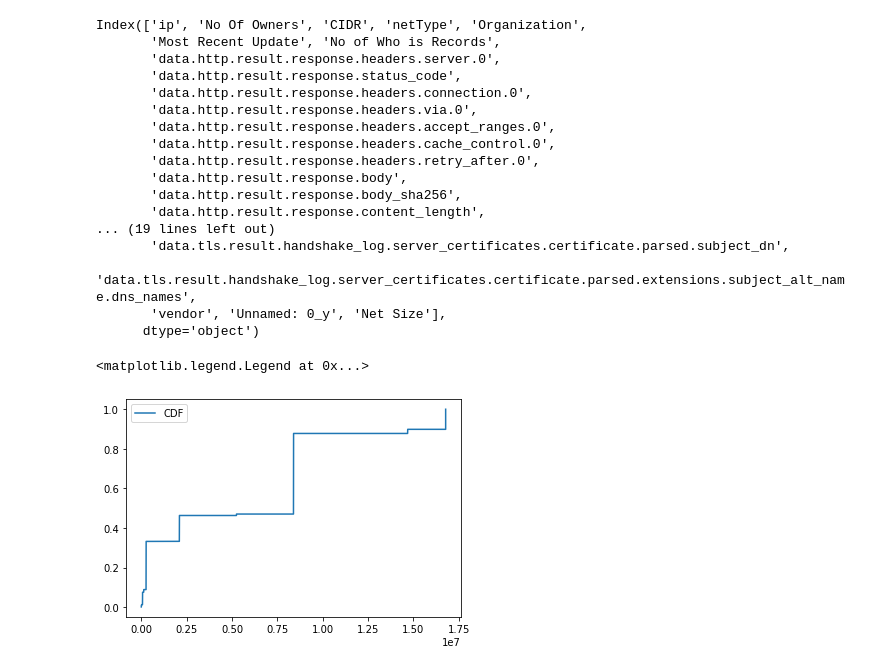
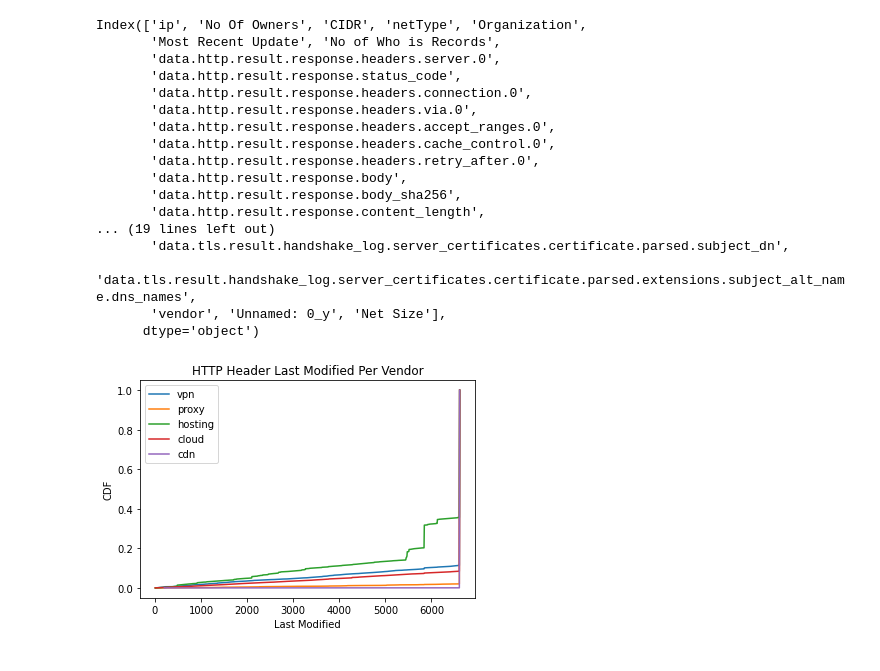
Before and after one commit to shnrndk/IP-Cat-Research, a Jupyter notebook: PDF_and_CDF_Create.ipynb, the cells around one changed output. Saved outputs shown, nothing was run; the diff lists cells and outputs as text; code cells hidden in the pictures.

```diff
--- a/PDF_and_CDF_Create.ipynb
+++ b/PDF_and_CDF_Create.ipynb
@@ -165,2 +208,9 @@ df = df.dropna(subset=['data.tls.result.handshake_log.server_certificates.certif
+# %%
+#df['netType'] = le.fit_transform(df['netType'].astype(str))
+df['data.tls.result.handshake_log.server_certificates.certificate.parsed.issuer.common_name'] = le.fit_transform(df['data.tls.result.handshake_log.server_certificates.certificate.parsed.issuer.common_name'].astype(str))
+# %%
+df['data.tls.result.handshake_log.server_certificates.certificate.parsed.issuer.country'] = le.fit_transform(df['data.tls.result.handshake_log.server_certificates.certificate.parsed.issuer.country'].astype(str))
+# %%
+df['data.tls.status'] = le.fit_transform(df['data.tls.status'].astype(str))
 # %%
-df["CNAME Count"] = df["data.tls.result.handshake_log.server_certificates.certificate.parsed.extensions.subject_alt_name.dns_names"].apply(arrayLiteral)
+df['data.tls.result.handshake_log.server_certificates.certificate.parsed.subject.province']
@@ -232,6 +265,36 @@ cdf = np.cumsum(pdf)
-# %%
-plt.plot(bins_count[1:], cdf, label="CDF")
-plt.legend()
-# %% [output]
-<matplotlib.legend.Legend at 0x...>
-[figure, removed]
+# %%
+count, bins_count  = np.histogram(df[df["vendor"] == 4]['data.http.result.response.headers.last_modified.0'].values, bins=1000)
+pdf = count / sum(count)
+cdf = np.cumsum(pdf)
+plt.plot(bins_count[1:], cdf, label=le.classes_[4])
+plt.legend()
+
+count, bins_count  = np.histogram(df[df["vendor"] == 3]['data.http.result.response.headers.last_modified.0'].values, bins=1000)
+pdf = count / sum(count)
+cdf = np.cumsum(pdf)
+plt.plot(bins_count[1:], cdf, label=le.classes_[3])
+plt.legend()
+
+count, bins_count  = np.histogram(df[df["vendor"] == 2]['data.http.result.response.headers.last_modified.0'].values, bins=1000)
+pdf = count / sum(count)
+cdf = np.cumsum(pdf)
+plt.plot(bins_count[1:], cdf, label=le.classes_[2])
+plt.legend()
+
+count, bins_count  = np.histogram(df[df["vendor"] == 1]['data.http.result.response.headers.last_modified.0'].values, bins=1000)
+pdf = count / sum(count)
+cdf = np.cumsum(pdf)
+plt.plot(bins_count[1:], cdf, label=le.classes_[1])
+plt.legend()
+
+count, bins_count  = np.histogram(df[df["vendor"] == 0]['data.http.result.response.headers.last_modified.0'].values, bins=1000)
+pdf = count / sum(count)
+cdf = np.cumsum(pdf)
+plt.plot(bins_count[1:], cdf, label=le.classes_[0])
+plt.legend()
+plt.title('HTTP Header Last Modified Per Vendor')
+plt.ylabel('CDF')
+plt.xlabel('Last Modified')
+plt.savefig('HTTP Header Last Modified Per Vendor.png')
+# %% [output]
+[figure, added]
```
Also changed, not shown: parts of 51 cells of this notebook.
